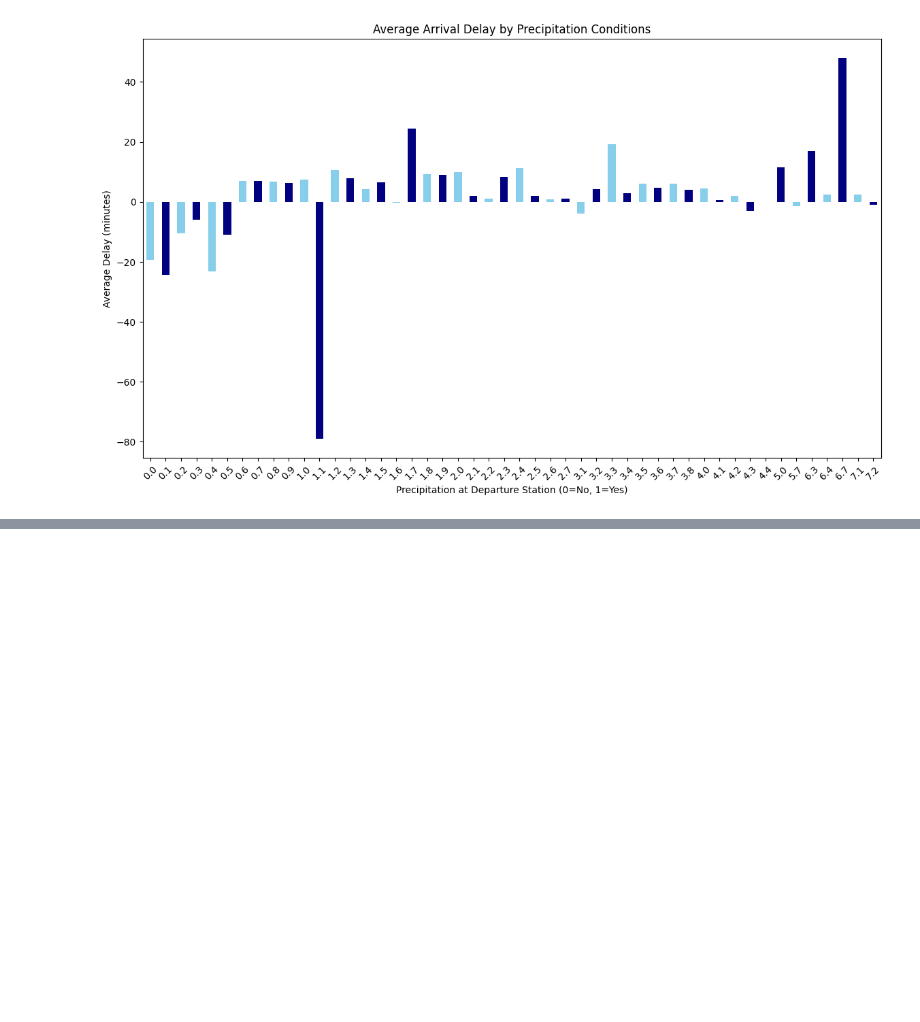
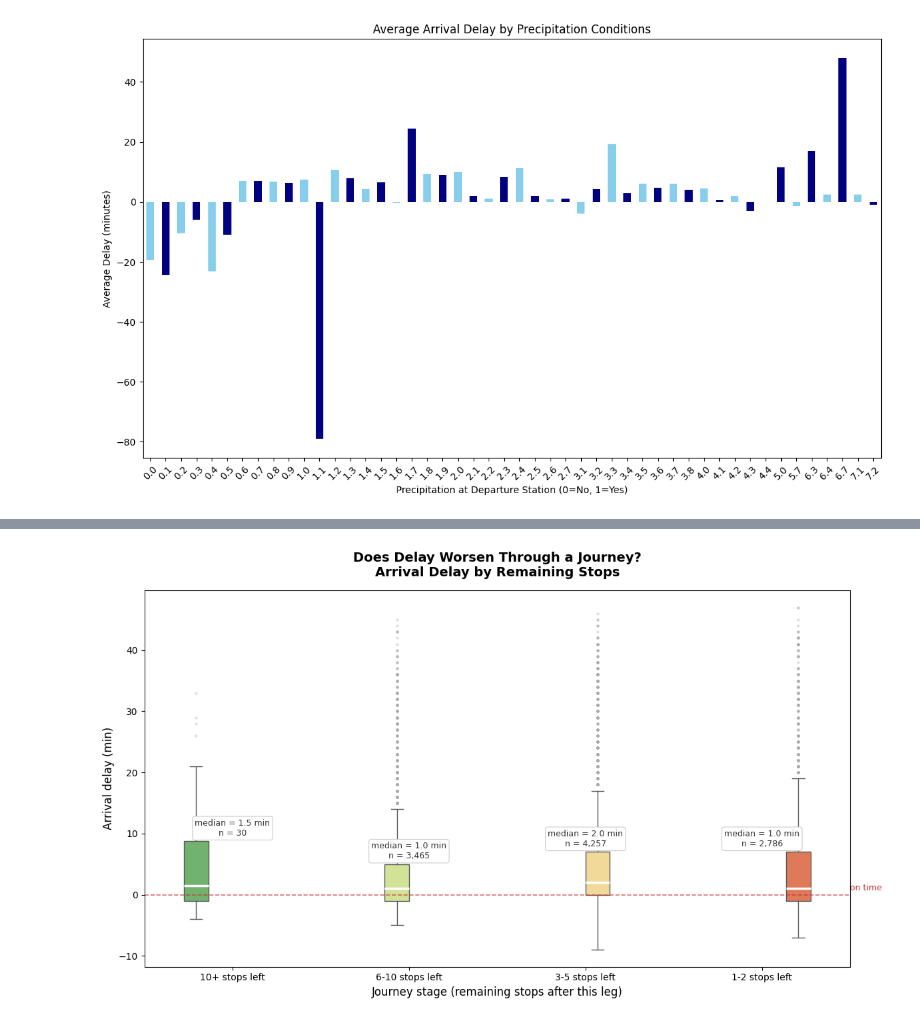
Before and after one commit to DanielAnthonyJones/LNER-Disruption-Prediction, a Jupyter notebook: LNER_eda_notebook.ipynb, the cells around one changed output, grey strips where cells are left out. Saved outputs shown, nothing was run; the diff lists cells and outputs as text; code cells hidden in the pictures; blank space fills up the shorter version.

Commit message:
w2046713 (AA) added/changed graphs

```diff
--- a/LNER_eda_notebook.ipynb
+++ b/LNER_eda_notebook.ipynb
@@ -762,3 +778,92 @@ plt.show()
 # bar at 1 (navy) shows the average delays for trains that departed when it was raining.
 # %% [output]
 [figure]
+# %%
+# Useing  the already cleaned dataframe from the previous chart
+df_plot = df_filtered.copy()
+
+# 'remaining_stops_after_this' tells us how many stops are left in the journey
+# A high number means we are early in the journey, a low number means we are near the end
+# We group these into 5 stages so we can compare delay at different points in a journey
+df_plot['journey_stage'] = pd.cut(
+    df_plot['remaining_stops_after_this'],
+    bins=[-1, 0, 2, 5, 10, 100],
+    labels=['Final stop', '1-2 stops left', '3-5 stops left', '6-10 stops left', '10+ stops left']
+)
+
+# Drop any rows where the journey stage could not be calculated
+df_plot = df_plot[df_plot['journey_stage'].notna()].copy()
+
+# Check what stages actually exist in the data and print counts
+print("Journey stages in data:")
+print(df_plot['journey_stage'].value_counts())
+
+# Define the order we want stages to appear, left = early, right = end of journey
+stage_order = ['10+ stops left', '6-10 stops left', '3-5 stops left', '1-2 stops left', 'Final stop']
+
+# Only keep stages that actually have data
+stage_order = [s for s in stage_order if s in df_plot['journey_stage'].values]
+
+# Calculate median, upper quartile and count per stage for annotations
+stage_stats = df_plot.groupby('journey_stage', observed=True)['arrival_delay_min'].agg(
+    median='median',
+    q3=lambda x: x.quantile(0.75),
+    n='count'
+).reindex(stage_order)
+
+# Create the figure
+fig, ax = plt.subplots(figsize=(12, 7))
+
+# Draw the boxplot, palette goes green (early in journey) to red (end of journey)
+sns.boxplot(
+    data=df_plot,
+    x='journey_stage',
+    y='arrival_delay_min',
+    order=stage_order,
+    hue='journey_stage',
+    hue_order=stage_order,
+    palette='RdYlGn_r',
+    width=0.55,
+    legend=False,
+    flierprops=dict(marker='o', markersize=3, markerfacecolor='#aaaaaa',
+                    markeredgecolor='none', alpha=0.4),
+    medianprops=dict(color='white', linewidth=2.5),
+    ax=ax
+)
+
+# Add median and sample size label above each box
+# Skip any stage where stats could not be calculated
+for i, stage in enumerate(stage_order):
+    row = stage_stats.loc[stage]
+
+    # Skip if any value is missing
+    if pd.isna(row['median']) or pd.isna(row['q3']) or pd.isna(row['n']):
+        continue
+
+    med = row['median']
+    q3val = row['q3']
+    n = int(row['n'])
+
+    ax.text(
+        i, q3val + 0.6,
+        f'median = {med:.1f} min\nn = {n:,}',
+        ha='center', va='bottom', fontsize=9, color='#333333',
+        bbox=dict(boxstyle='round,pad=0.3', facecolor='white',
+                  edgecolor='#cccccc', linewidth=0.8)
+    )
+
+# Red dashed line at zero = on-time threshold
+ax.axhline(0, color='#cc3333', linewidth=1.2, linestyle='--', alpha=0.7)
+ax.text(len(stage_order) - 0.5, 0.4, 'on time', color='#cc3333', fontsize=9, va='bottom')
+
+# Chart title and axis labels
+ax.set_title(
+    'Does Delay Worsen Through a Journey?\nArrival Delay by Remaining Stops',
+    fontsize=14, fontweight='bold', pad=15
+)
+ax.set_xlabel('Journey stage (remaining stops after this leg)', fontsize=12)
+ax.set_ylabel('Arrival delay (min)', fontsize=12)
+
+plt.tight_layout()
+plt.show()
+# %% [output]
@@ -764,0 +878 @@ plt.show()
+[figure, added]
```
Also changed, not shown: parts of 2 cells of this notebook.
